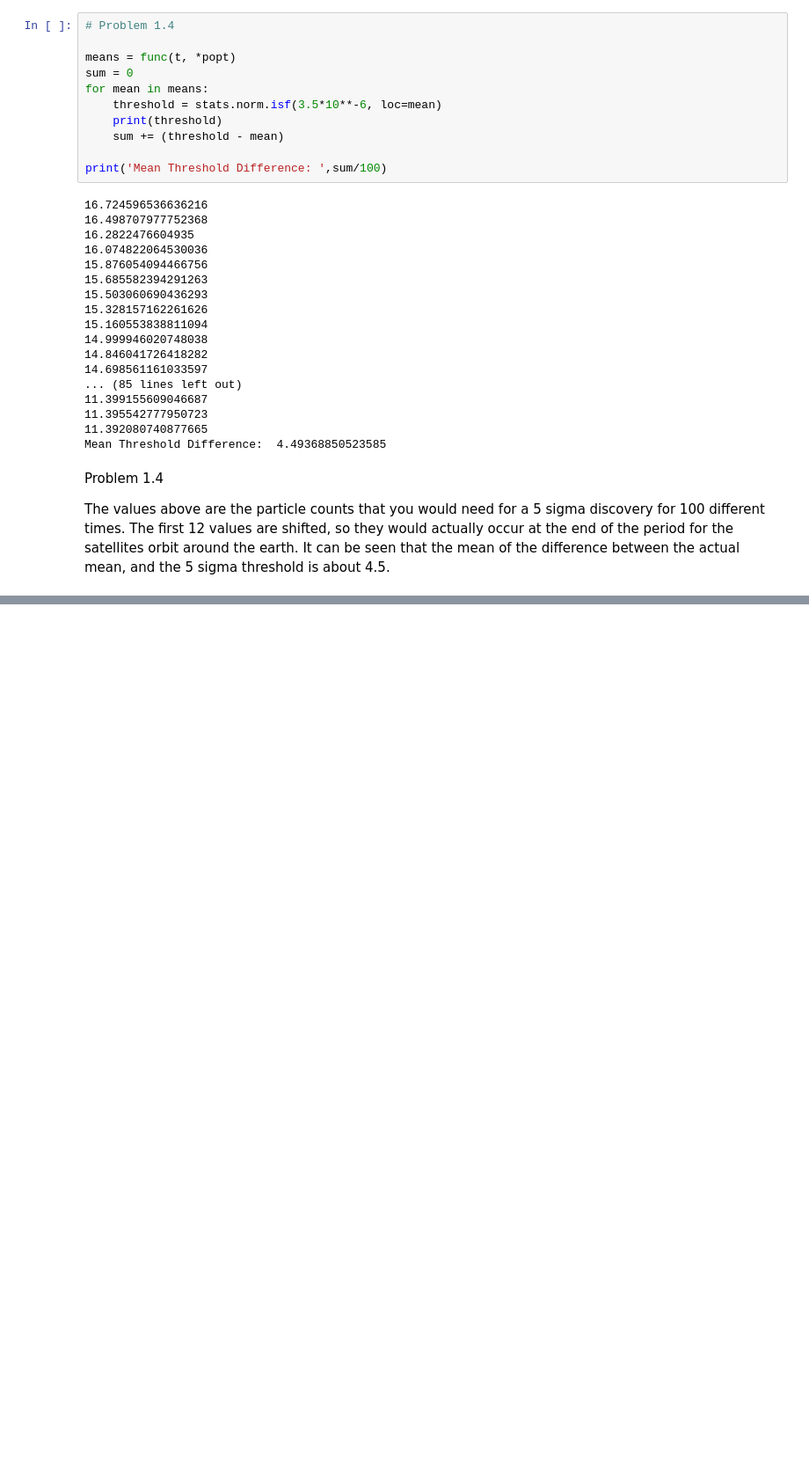
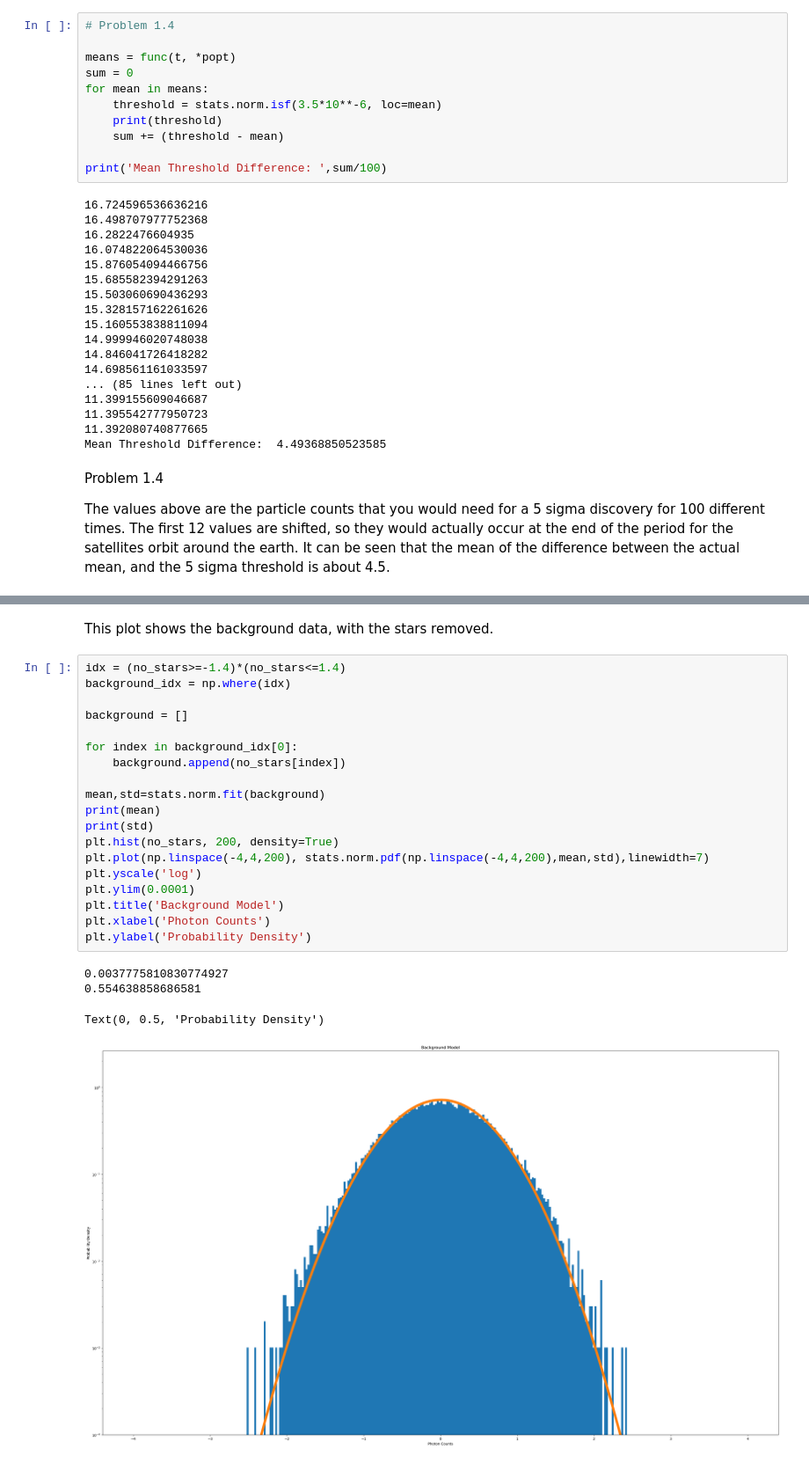
Before and after one commit to CameronPeloquin/PHYS_434, a Jupyter notebook: Lab4/Lab4.ipynb, the cells around one changed output, grey strips where cells are left out. Shown at 88% size. Drawn from its saved outputs; the diff is of its cells as text; blank space fills up the shorter version.

```diff
--- a/Lab4/Lab4.ipynb
+++ b/Lab4/Lab4.ipynb
@@ -230,0 +233,26 @@ plt.imshow(summed_images)
+# %% [markdown]
+This plot shows the background data, with the stars removed.
+# %%
+idx = (no_stars>=-1.4)*(no_stars<=1.4)
+background_idx = np.where(idx)
+
+background = []
+
+for index in background_idx[0]:
+    background.append(no_stars[index])
+
+mean,std=stats.norm.fit(background)
+print(mean)
+print(std)
+plt.hist(no_stars, 200, density=True)
+plt.plot(np.linspace(-4,4,200), stats.norm.pdf(np.linspace(-4,4,200),mean,std),linewidth=7)
+plt.yscale('log')
+plt.ylim(0.0001)
+plt.title('Background Model')
+plt.xlabel('Photon Counts')
+plt.ylabel('Probability Density')
+# %% [output]
+0.0037775810830774927
+0.554638858686581
+Text(0, 0.5, 'Probability Density')
+[figure, added]
```
Also changed, not shown: parts of 16 cells of this notebook.
